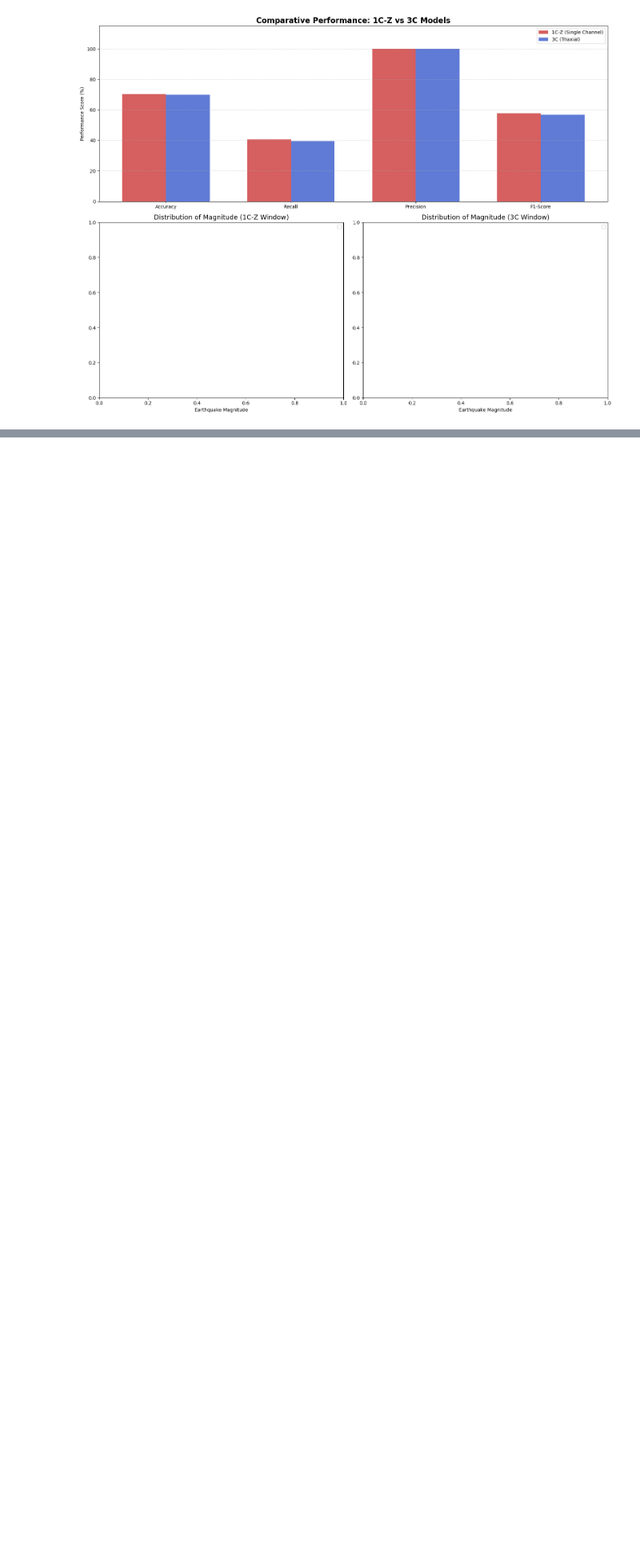
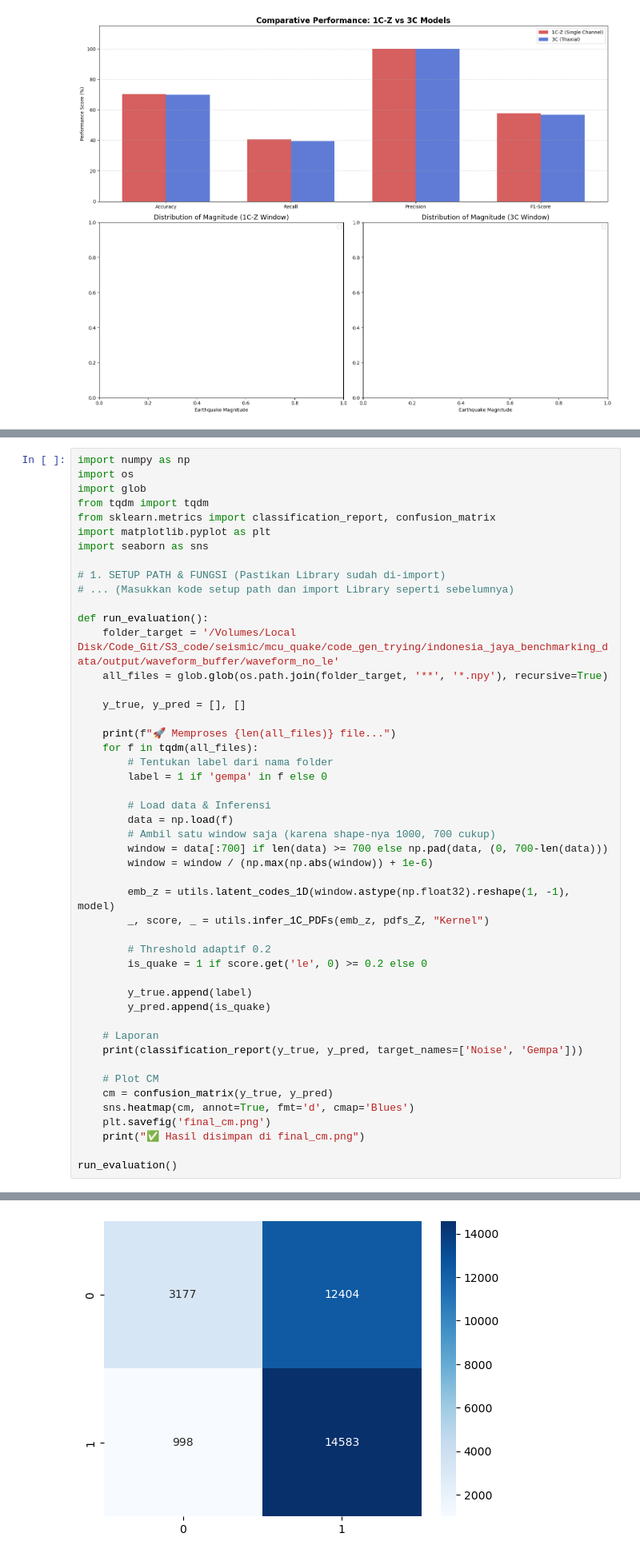
Before and after one commit to verykurniabakti/seismiccode, a Jupyter notebook: mcu_quake/code_gen_trying/indonesia_jaya_benchmarking_data/investigator_visualisator.ipynb, the cells around one changed output, grey strips where cells are left out. Shown at 80% size. Cells and saved outputs as stored; diff of their text form; blank space fills up the shorter version.

```diff
--- a/mcu_quake/code_gen_trying/indonesia_jaya_benchmarking_data/investigator_visualisator.ipynb
+++ b/mcu_quake/code_gen_trying/indonesia_jaya_benchmarking_data/investigator_visualisator.ipynb
@@ -1015,0 +1212,49 @@ plt.show()
+# %%
+import numpy as np
+import os
+import glob
+from tqdm import tqdm
+from sklearn.metrics import classification_report, confusion_matrix
+import matplotlib.pyplot as plt
+import seaborn as sns
+
+# 1. SETUP PATH & FUNGSI (Pastikan Library sudah di-import)
+# ... (Masukkan kode setup path dan import Library seperti sebelumnya)
+
+def run_evaluation():
+    folder_target = '/Volumes/Local Disk/Code_Git/S3_code/seismic/mcu_quake/code_gen_trying/indonesia_jaya_benchmarking_data/output/waveform_buffer/waveform_no_le'
+    all_files = glob.glob(os.path.join(folder_target, '**', '*.npy'), recursive=True)
+
+    y_true, y_pred = [], []
+
+    print(f"🚀 Memproses {len(all_files)} file...")
+    for f in tqdm(all_files):
+        # Tentukan label dari nama folder
+        label = 1 if 'gempa' in f else 0
+
+        # Load data & Inferensi
+        data = np.load(f)
+        # Ambil satu window saja (karena shape-nya 1000, 700 cukup)
+        window = data[:700] if len(data) >= 700 else np.pad(data, (0, 700-len(data)))
+        window = window / (np.max(np.abs(window)) + 1e-6)
+
+        emb_z = utils.latent_codes_1D(window.astype(np.float32).reshape(1, -1), model)
+        _, score, _ = utils.infer_1C_PDFs(emb_z, pdfs_Z, "Kernel")
+
+        # Threshold adaptif 0.2
+        is_quake = 1 if score.get('le', 0) >= 0.2 else 0
+
+        y_true.append(label)
+        y_pred.append(is_quake)
+
+    # Laporan
+    print(classification_report(y_true, y_pred, target_names=['Noise', 'Gempa']))
+
+    # Plot CM
+    cm = confusion_matrix(y_true, y_pred)
+    sns.heatmap(cm, annot=True, fmt='d', cmap='Blues')
+    plt.savefig('final_cm.png')
+    print("✅ Hasil disimpan di final_cm.png")
+
+run_evaluation()
+# %% [output]
@@ -1015,0 +1272 @@ plt.show()
+[figure, added]
```
Also changed, not shown: parts of 7 cells of this notebook, 12 other files.
